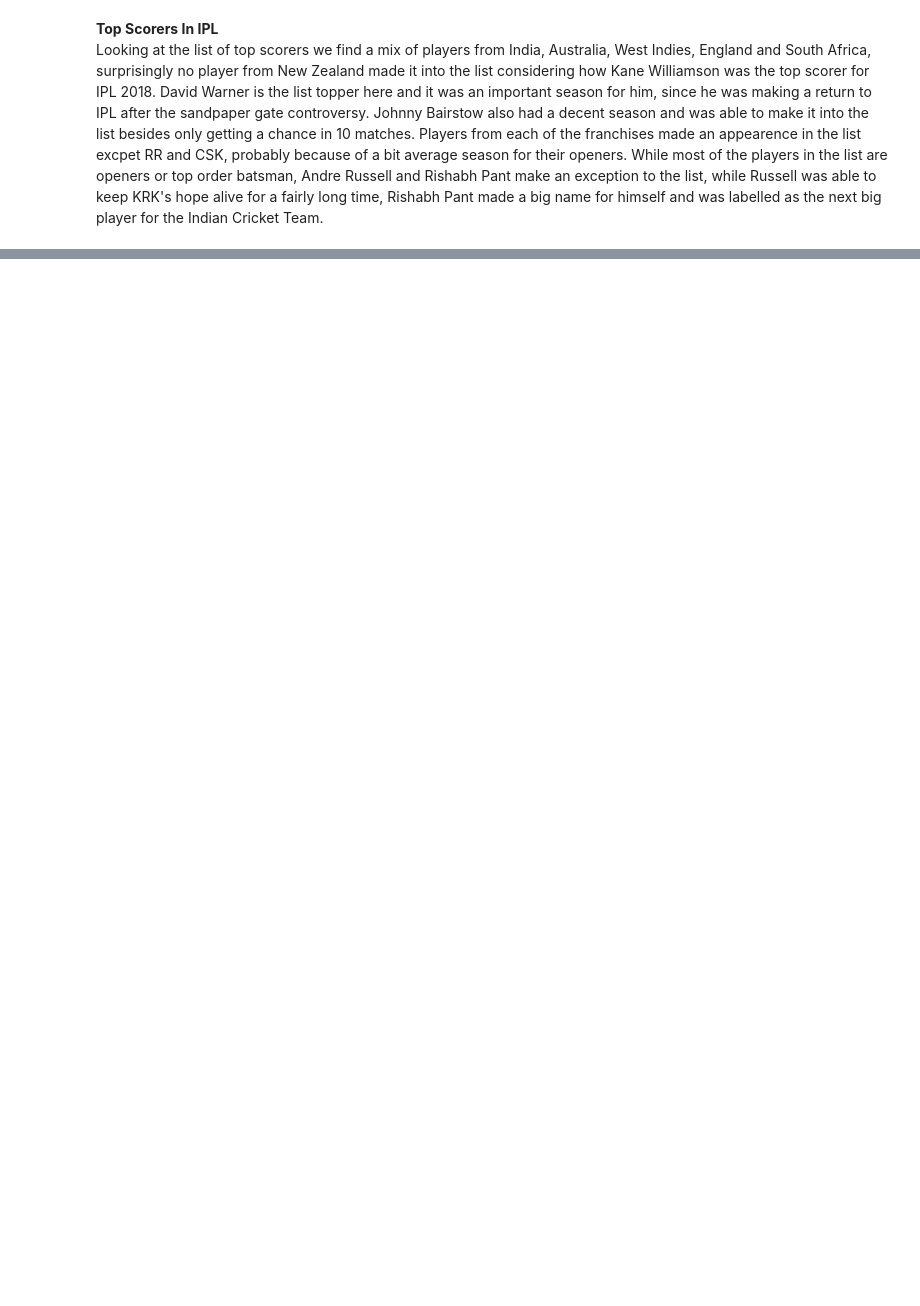
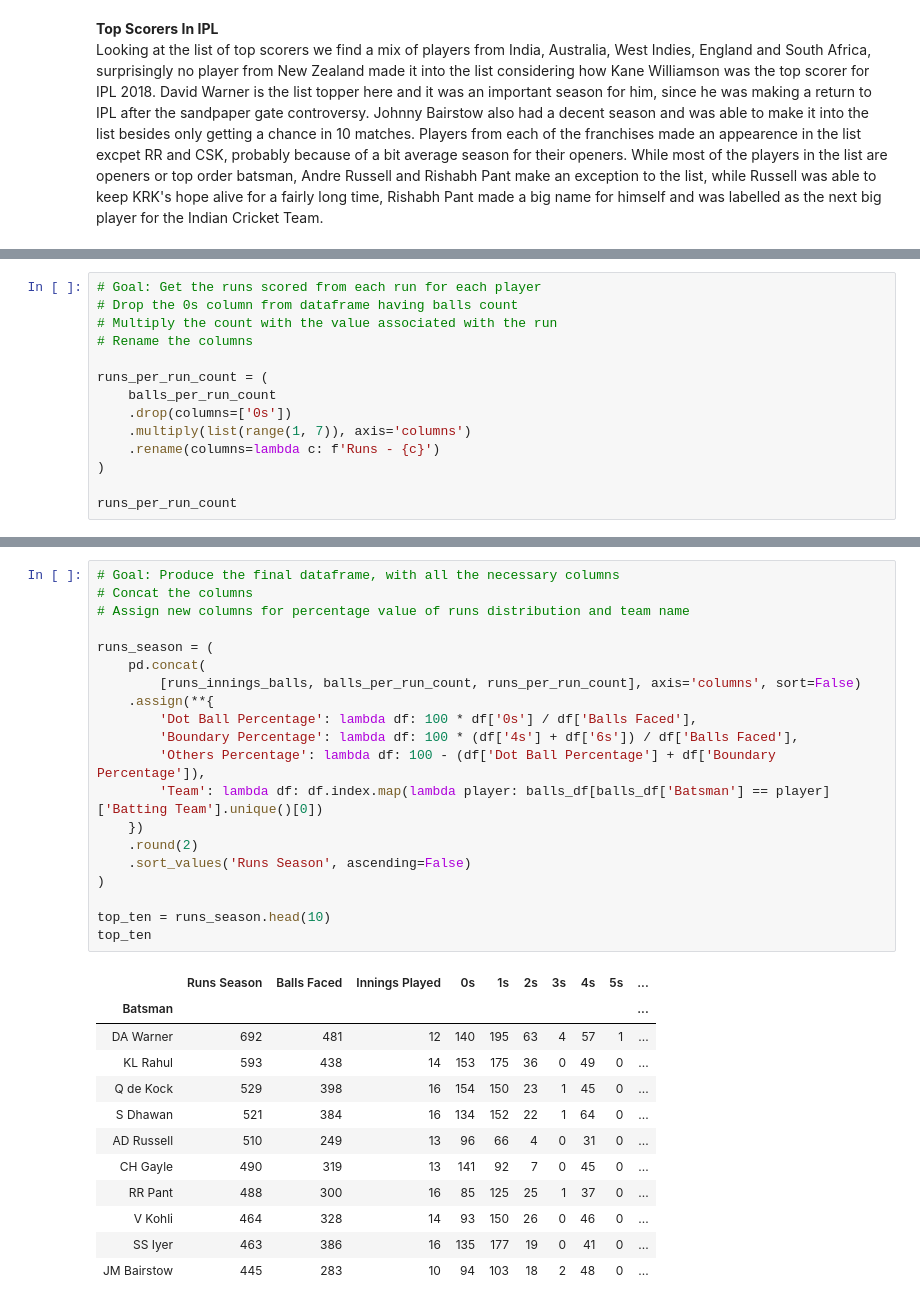
Before and after one commit to anikait1/IPL2019Analysis, a Jupyter notebook: BatsmanAnalysis.ipynb, the cells around one changed output, grey strips where cells are left out. Cells and saved outputs as stored; diff of their text form; blank space fills up the shorter version.

```diff
--- a/BatsmanAnalysis.ipynb
+++ b/BatsmanAnalysis.ipynb
@@ -112,0 +95,14 @@ array([[<matplotlib.axes._subplots.AxesSubplot object at 0x...>,
+# %%
+# Goal: Get the runs scored from each run for each player
+# Drop the 0s column from dataframe having balls count
+# Multiply the count with the value associated with the run
+# Rename the columns
+
+runs_per_run_count = (
+    balls_per_run_count
+    .drop(columns=['0s'])
+    .multiply(list(range(1, 7)), axis='columns')
+    .rename(columns=lambda c: f'Runs - {c}')
+)
+
+runs_per_run_count
@@ -113,3 +124,36 @@ array([[<matplotlib.axes._subplots.AxesSubplot object at 0x...>,
+# %%
+# Goal: Produce the final dataframe, with all the necessary columns
+# Concat the columns
+# Assign new columns for percentage value of runs distribution and team name
+
+runs_season = (
+    pd.concat(
+        [runs_innings_balls, balls_per_run_count, runs_per_run_count], axis='columns', sort=False)
+    .assign(**{
+        'Dot Ball Percentage': lambda df: 100 * df['0s'] / df['Balls Faced'],
+        'Boundary Percentage': lambda df: 100 * (df['4s'] + df['6s']) / df['Balls Faced'],
+        'Others Percentage': lambda df: 100 - (df['Dot Ball Percentage'] + df['Boundary Percentage']),
+        'Team': lambda df: df.index.map(lambda player: balls_df[balls_df['Batsman'] == player]['Batting Team'].unique()[0])
+    })
+    .round(2)
+    .sort_values('Runs Season', ascending=False)
+)
+
+top_ten = runs_season.head(10)
+top_ten
+# %% [output]
+|  | Runs Season | Balls Faced | Innings Played | 0s | 1s | 2s | 3s | 4s | 5s | ... |
+| Batsman |  |  |  |  |  |  |  |  |  | ... |
+| DA Warner | 692 | 481 | 12 | 140 | 195 | 63 | 4 | 57 | 1 | ... |
+| KL Rahul | 593 | 438 | 14 | 153 | 175 | 36 | 0 | 49 | 0 | ... |
+| Q de Kock | 529 | 398 | 16 | 154 | 150 | 23 | 1 | 45 | 0 | ... |
+| S Dhawan | 521 | 384 | 16 | 134 | 152 | 22 | 1 | 64 | 0 | ... |
+| AD Russell | 510 | 249 | 13 | 96 | 66 | 4 | 0 | 31 | 0 | ... |
+| CH Gayle | 490 | 319 | 13 | 141 | 92 | 7 | 0 | 45 | 0 | ... |
+| RR Pant | 488 | 300 | 16 | 85 | 125 | 25 | 1 | 37 | 0 | ... |
+| V Kohli | 464 | 328 | 14 | 93 | 150 | 26 | 0 | 46 | 0 | ... |
+| SS Iyer | 463 | 386 | 16 | 135 | 177 | 19 | 0 | 41 | 0 | ... |
+| JM Bairstow | 445 | 283 | 10 | 94 | 103 | 18 | 2 | 48 | 0 | ... |
 # %% [markdown]
 <b>Distribution of Runs</b>
 <br>
```
Also changed, not shown: parts of 15 cells of this notebook.
